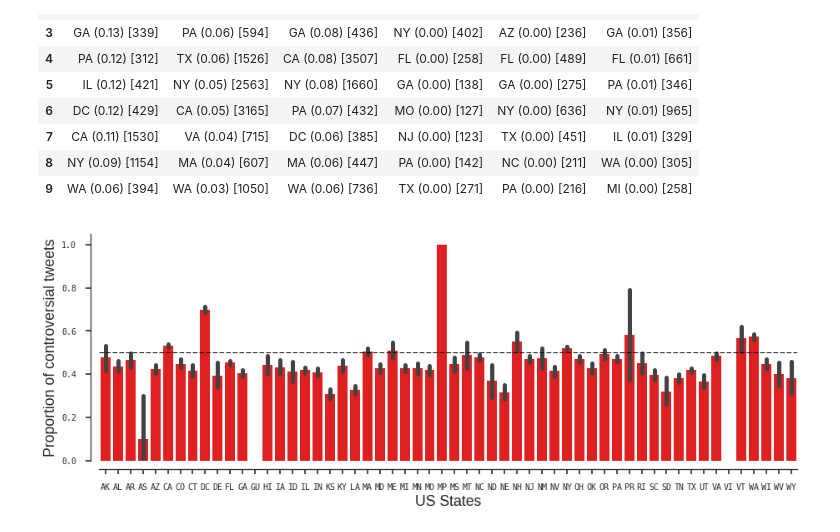
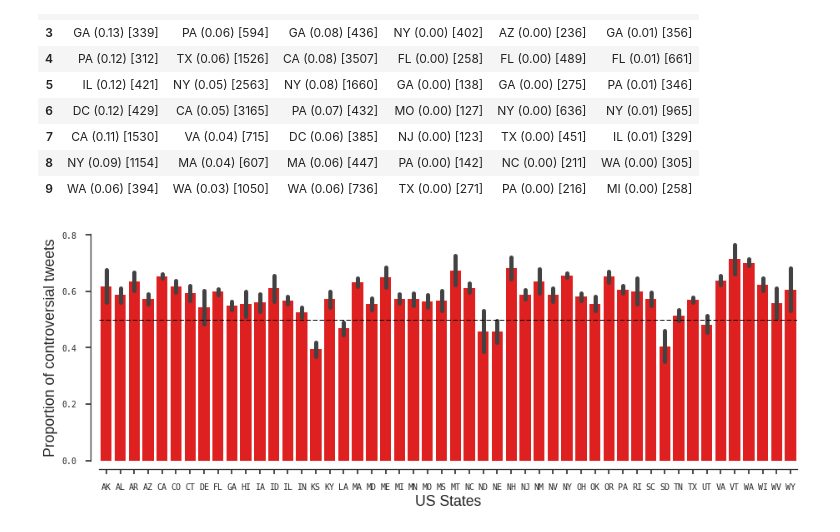
Before and after one commit to napsternxg/ControversialTweetAnalysis, a Jupyter notebook: Tweet Location Analysis.ipynb, the cells around one changed output. Saved outputs shown, nothing was run; the diff lists cells and outputs as text; code cells hidden in the pictures.

```diff
--- a/Tweet Location Analysis.ipynb
+++ b/Tweet Location Analysis.ipynb
@@ -31,7 +31,7 @@ TOPIC_MAPPING={
 topic_order=["Gun Control", "Privacy", "Vaccine",
              "Child Education", "Skin Damage", "Seat Belt"]
 df = pd.read_hdf("FINAL_ANALYSIS_DATA.h5", "final_data").rename(columns={
-        u'is_controvertial': u'is_controversial'
+        #u'is_controvertial': u'is_controversial'
     }).assign(
     topic_name=lambda x: x.topic_name.apply(lambda k: TOPIC_MAPPING[k.split('/')[0]]),
 )
@@ -346,21 +346,23 @@ pd.concat(df_topics, axis=1, keys=topic_order)
 | 8 | NY (0.09) [1154] | MA (0.04) [607] | MA (0.06) [447] | PA (0.00) [142] | NC (0.00) [211] | WA (0.00) [305] |
 | 9 | WA (0.06) [394] | WA (0.03) [1050] | WA (0.06) [736] | TX (0.00) [271] | PA (0.00) [216] | MI (0.00) [258] |
 # %%
+NON_STATES = set(["UNK", "USA", "AS", "DC", "GU",
+              "MP", "PR", "VI"])
 fig, ax = plt.subplots(1,1,figsize=(15,5))
 with sns.plotting_context(
     rc={"axes.titlesize": 10,
         "axes.labelsize": 10,
         "xtick.labelsize": 10,
         "ytick.labelsize": 10,
        }), sns.axes_style(
     rc={"font.family": "monospace"}):
     g = sns.barplot(y="is_controversial", x="u_state",
-                data=df[df.u_state != "USA"].sort_values("u_state"),
+                data=df[~df.u_state.isin(NON_STATES)].sort_values("u_state"),
                ax=ax, color="r")
     ax.axhline(y=0.5, linestyle='--', color="k", lw=1.)
     ax.set_ylabel("Proportion of controversial tweets")
     ax.set_xlabel("US States")
     #ax.tick_params(axis='x', which='major', labelsize=10)
     sns.despine(offset=10)
 # %% [output]
-[figure, old version]
+[figure, new version]
```
Also changed, not shown: parts of 11 cells of this notebook, 2 other files.
